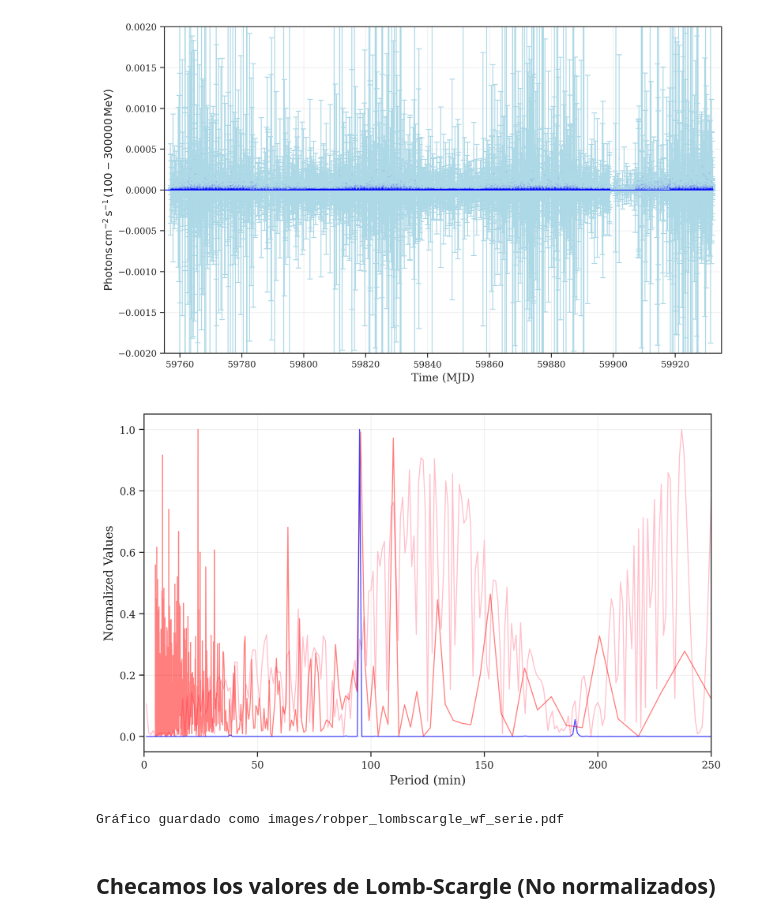
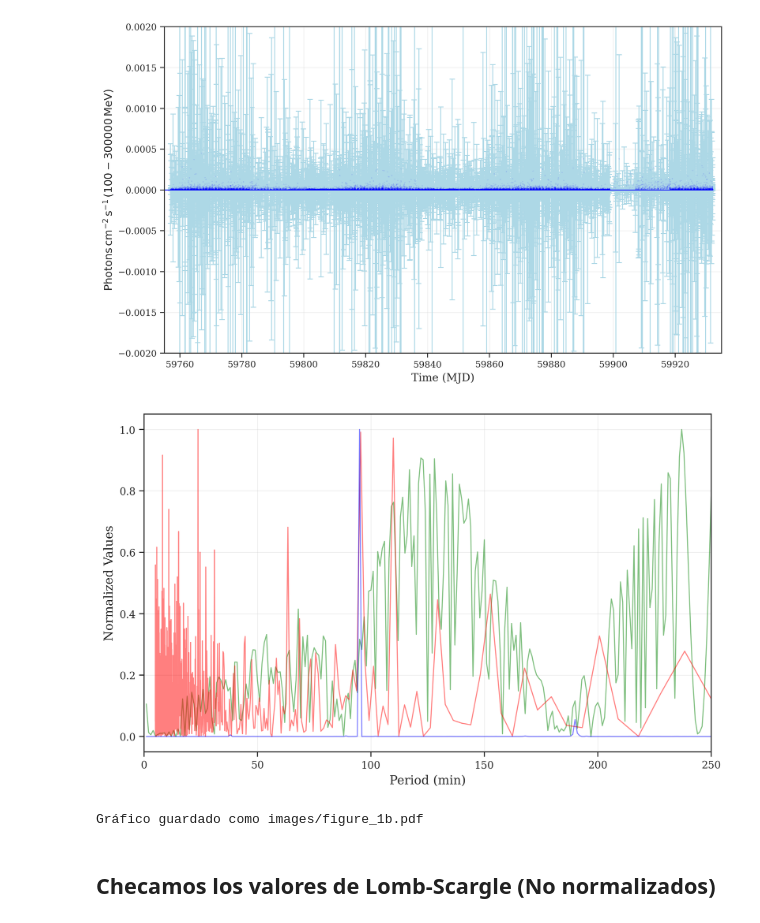
Before and after one commit to GuijonGustavo/Saggitarius-A-peridicity-Gamma-Rays, a Jupyter notebook: Light_curve_and_wf_rp.ipynb, the cells around one changed output. Cells and saved outputs as stored; diff of their text form; code cells hidden in the pictures.

Commit message:
change color in Window Function

```diff
--- a/Light_curve_and_wf_rp.ipynb
+++ b/Light_curve_and_wf_rp.ipynb
@@ -108,9 +108,9 @@ df3['Valor'] = scaler.fit_transform(df3[['Valor']])
 sns.lineplot(
     x=df2['frecuencia'],
     y=df2['potencia'],
-    color='pink',
+    color='green',
     #linewidth=1,
-    #alpha=0.9,
+    alpha=0.5,
     #label="Archivo 2"
 )
 
@@ -128,37 +128,37 @@ sns.lineplot(
 
 # Graficar el archivo 3
 sns.lineplot(
     x=df3['Periodo'],
     y=df3['Valor'],
     color='blue',
     linewidth=1,
-    alpha=0.7,
+    alpha=0.5,
     #label="Archivo 3"
 )
 
 # Sombrear la región entre x=94 y x=96
 # plt.axvspan(94, 96, color='gray', alpha=0.3)
 
 # Etiquetas y título
 plt.xlabel("Period (min)")
 plt.ylabel("Normalized Values")
 plt.xlim(0, 250)
 
 # Agregar leyenda
 #plt.legend(loc="upper right", fontsize=12)
 
 #plt.tight_layout()
 
 # Guardar la gráfica en PDF
-output_file = "images/robper_lombscargle_wf_serie.pdf"
+output_file = "images/figure_1b.pdf"
 plt.savefig(output_file, format="pdf", bbox_inches="tight", dpi=300)
 # Mostrar la gráfica
 plt.show()
 
 print(f"Gráfico guardado como {output_file}")
 # %% [output]
-[figure, old version]
+[figure, new version]
-Gráfico guardado como images/robper_lombscargle_wf_serie.pdf
+Gráfico guardado como images/figure_1b.pdf
 # %% [markdown]
 ## Checamos los valores de Lomb-Scargle (No normalizados)
 # %%
```
